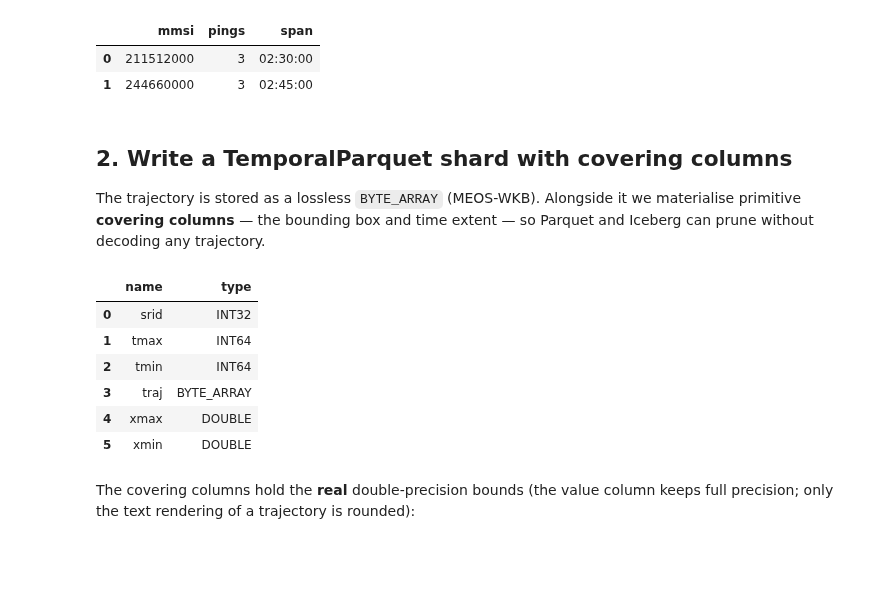
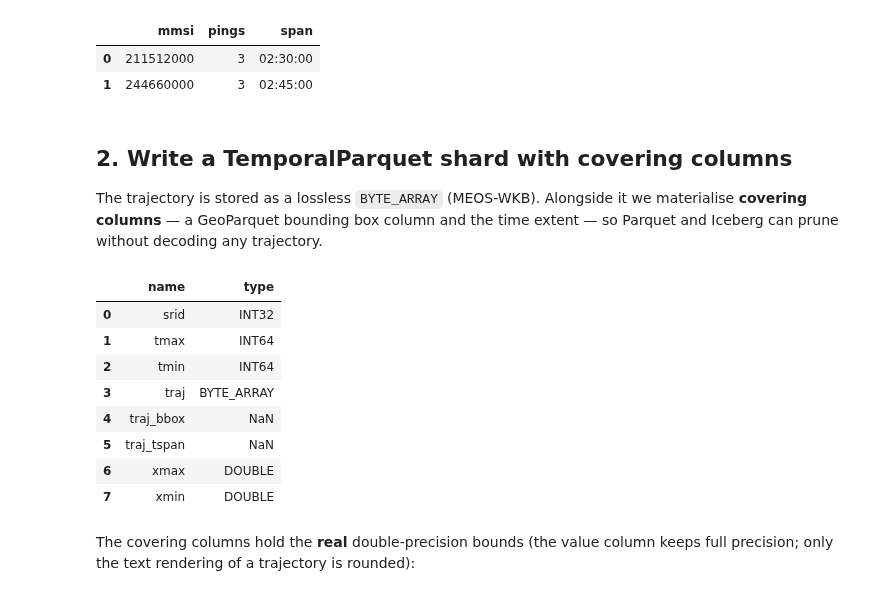
Before and after one commit to MobilityDB/MobilityLakehouse, a Jupyter notebook: examples/mobility-lakehouse-quickstart.ipynb, the cells around one changed output. Saved outputs shown, nothing was run; the diff lists cells and outputs as text; code cells hidden in the pictures; blank space fills up the shorter version.

```diff
--- a/examples/mobility-lakehouse-quickstart.ipynb
+++ b/examples/mobility-lakehouse-quickstart.ipynb
@@ -77,32 +77,35 @@ duck("SELECT mmsi, numInstants(traj) AS pings, duration(traj) AS span FROM traje
 ## 2. Write a TemporalParquet shard with covering columns
 
 The trajectory is stored as a lossless `BYTE_ARRAY` (MEOS-WKB). Alongside it we
-materialise primitive **covering columns** — the bounding box and time extent —
-so Parquet and Iceberg can prune without decoding any trajectory.
+materialise **covering columns** — a GeoParquet bounding box column and the time
+extent — so Parquet and Iceberg can prune without decoding any trajectory.
 # %%
 duck("""
 COPY (
   SELECT mmsi,
-         asBinary(traj)    AS traj,                 -- canonical value (BLOB)
-         Xmin(stbox(traj)) AS xmin, Xmax(stbox(traj)) AS xmax,
-         Ymin(stbox(traj)) AS ymin, Ymax(stbox(traj)) AS ymax,
-         Tmin(stbox(traj)) AS tmin, Tmax(stbox(traj)) AS tmax,
-         SRID(traj)        AS srid
+         asBinary(traj) AS traj,                    -- canonical value (BLOB)
+         {'xmin': Xmin(stbox(traj)), 'ymin': Ymin(stbox(traj)),
+          'xmax': Xmax(stbox(traj)), 'ymax': Ymax(stbox(traj))} AS traj_bbox,
+         {'tmin': Tmin(stbox(traj)), 'tmax': Tmax(stbox(traj))} AS traj_tspan,
+         SRID(traj)     AS srid
   FROM trajectories
 ) TO 'ais_shard.parquet' (FORMAT PARQUET);
 """)
 
-# the value column is an opaque BLOB; the covering columns are plain primitives
+# the value column is an opaque BLOB; the covering columns are structs of primitives
 duck("""SELECT name, type FROM parquet_schema('ais_shard.parquet')
-         WHERE name IN ('traj','xmin','xmax','tmin','tmax','srid') ORDER BY name""")
+         WHERE name IN ('traj','traj_bbox','xmin','xmax','traj_tspan','tmin','tmax','srid')
+         ORDER BY name""")
 # %% [output]
 |  | name | type |
 | 0 | srid | INT32 |
 | 1 | tmax | INT64 |
 | 2 | tmin | INT64 |
 | 3 | traj | BYTE_ARRAY |
-| 4 | xmax | DOUBLE |
-| 5 | xmin | DOUBLE |
+| 4 | traj_bbox | NaN |
+| 5 | traj_tspan | NaN |
+| 6 | xmax | DOUBLE |
+| 7 | xmin | DOUBLE |
 # %% [markdown]
 The covering columns hold the **real** double-precision bounds (the value column
 keeps full precision; only the text rendering of a trajectory is rounded):
```
Also changed, not shown: parts of 4 cells of this notebook, 13 other files.
